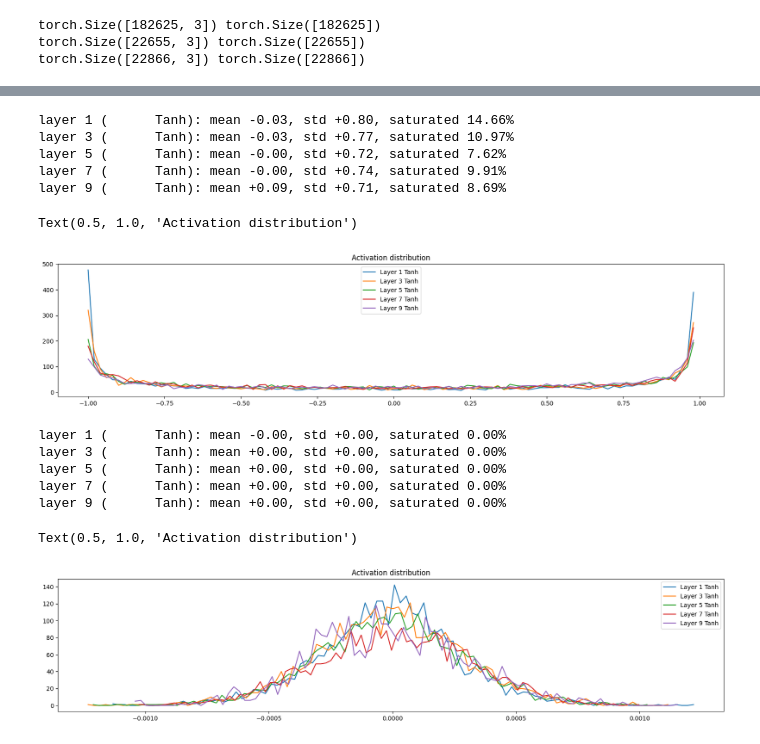
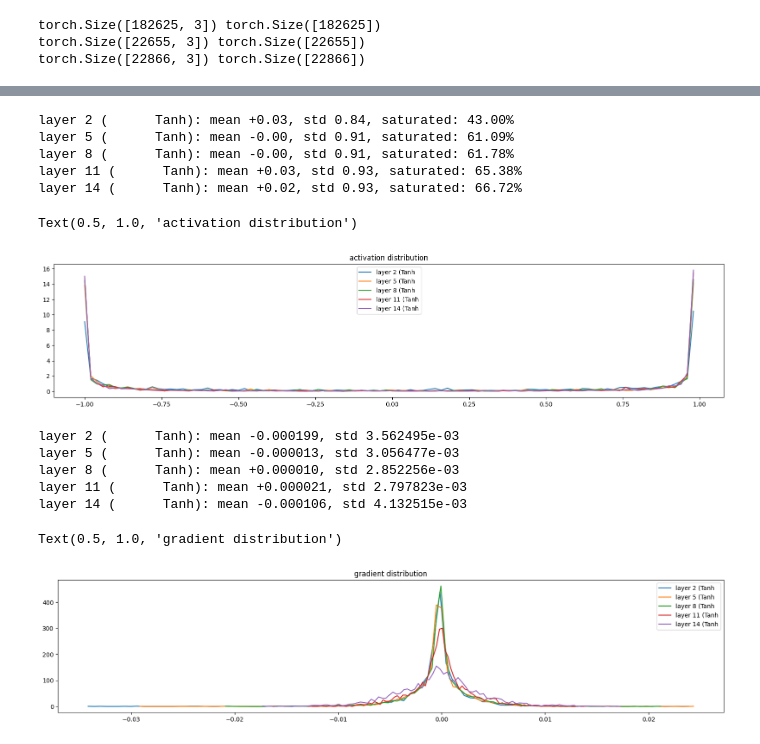
Before and after one commit to bartekstru/lite-language-model, a Jupyter notebook: gradients.ipynb, the cells around one changed output, grey strips where cells are left out. Drawn from its saved outputs; the diff is of its cells as text; code cells hidden in the pictures.

Commit message:
WIP: understanding the activations, gradients and batch norm

```diff
--- a/gradients.ipynb
+++ b/gradients.ipynb
@@ -181,43 +211,43 @@ for i in range(max_steps):
 # %%
 # visualize historgams for the forward pass
-plt.figure(figsize=(20, 4))
+plt.figure(figsize=(20, 4)) # width and height of the plot
 legends = []
-for i, layer in enumerate(layers):
-    if isinstance(layer, Tanh):
-        t = layer.out
-        print(f"layer %d (%10s): mean %+.2f, std %+.2f, saturated %.2f%%" % (i, layer.__class__.__name__, t.mean(), t.std(), (t > 0.97).float().mean() * 100))
-        hy, hx = torch.histogram(t.data.flatten(), bins=100)
-        plt.plot(hx[:-1].detach(), hy.detach())
-        legends.append(f'Layer {i} {layer.__class__.__name__}')
-plt.legend(legends)
-plt.title('Activation distribution')
+for i, layer in enumerate(layers[:-1]): # note: exclude the output layer
+  if isinstance(layer, Tanh):
+    t = layer.out
+    print('layer %d (%10s): mean %+.2f, std %.2f, saturated: %.2f%%' % (i, layer.__class__.__name__, t.mean(), t.std(), (t.abs() > 0.97).float().mean()*100))
+    hy, hx = torch.histogram(t, density=True)
+    plt.plot(hx[:-1].detach(), hy.detach())
+    legends.append(f'layer {i} ({layer.__class__.__name__}')
+plt.legend(legends);
+plt.title('activation distribution')
 # %% [output]
-layer 1 (      Tanh): mean -0.03, std +0.80, saturated 14.66%
-layer 3 (      Tanh): mean -0.03, std +0.77, saturated 10.97%
-layer 5 (      Tanh): mean -0.00, std +0.72, saturated 7.62%
-layer 7 (      Tanh): mean -0.00, std +0.74, saturated 9.91%
-layer 9 (      Tanh): mean +0.09, std +0.71, saturated 8.69%
+layer 2 (      Tanh): mean +0.03, std 0.84, saturated: 43.00%
+layer 5 (      Tanh): mean -0.00, std 0.91, saturated: 61.09%
+layer 8 (      Tanh): mean -0.00, std 0.91, saturated: 61.78%
+layer 11 (      Tanh): mean +0.03, std 0.93, saturated: 65.38%
+layer 14 (      Tanh): mean +0.02, std 0.93, saturated: 66.72%
-Text(0.5, 1.0, 'Activation distribution')
+Text(0.5, 1.0, 'activation distribution')
-[figure, old version]
+[figure, new version]
 # %%
-# visualize historgams for the backward pass
-plt.figure(figsize=(20, 4))
+# visualize histograms
+plt.figure(figsize=(20, 4)) # width and height of the plot
 legends = []
-for i, layer in enumerate(layers):
-    if isinstance(layer, Tanh):
-        t = layer.out.grad
-        print(f"layer %d (%10s): mean %+.2f, std %+.2f, saturated %.2f%%" % (i, layer.__class__.__name__, t.mean(), t.std(), (t > 0.9).float().mean() * 100))
-        hy, hx = torch.histogram(t.data.flatten(), bins=100)
-        plt.plot(hx[:-1].detach(), hy.detach())
-        legends.append(f'Layer {i} {layer.__class__.__name__}')
-plt.legend(legends)
-plt.title('Activation distribution')
+for i, layer in enumerate(layers[:-1]): # note: exclude the output layer
+  if isinstance(layer, Tanh):
+    t = layer.out.grad
+    print('layer %d (%10s): mean %+f, std %e' % (i, layer.__class__.__name__, t.mean(), t.std()))
+    hy, hx = torch.histogram(t, density=True)
+    plt.plot(hx[:-1].detach(), hy.detach())
+    legends.append(f'layer {i} ({layer.__class__.__name__}')
+plt.legend(legends);
+plt.title('gradient distribution')
 # %% [output]
-layer 1 (      Tanh): mean -0.00, std +0.00, saturated 0.00%
-layer 3 (      Tanh): mean +0.00, std +0.00, saturated 0.00%
-layer 5 (      Tanh): mean +0.00, std +0.00, saturated 0.00%
-layer 7 (      Tanh): mean +0.00, std +0.00, saturated 0.00%
-layer 9 (      Tanh): mean +0.00, std +0.00, saturated 0.00%
+layer 2 (      Tanh): mean -0.000199, std 3.562495e-03
+layer 5 (      Tanh): mean -0.000013, std 3.056477e-03
+layer 8 (      Tanh): mean +0.000010, std 2.852256e-03
+layer 11 (      Tanh): mean +0.000021, std 2.797823e-03
+layer 14 (      Tanh): mean -0.000106, std 4.132515e-03
-Text(0.5, 1.0, 'Activation distribution')
+Text(0.5, 1.0, 'gradient distribution')
-[figure, old version]
+[figure, new version]
 # %%
```
Also changed, not shown: parts of 7 cells of this notebook, 1 other file.
